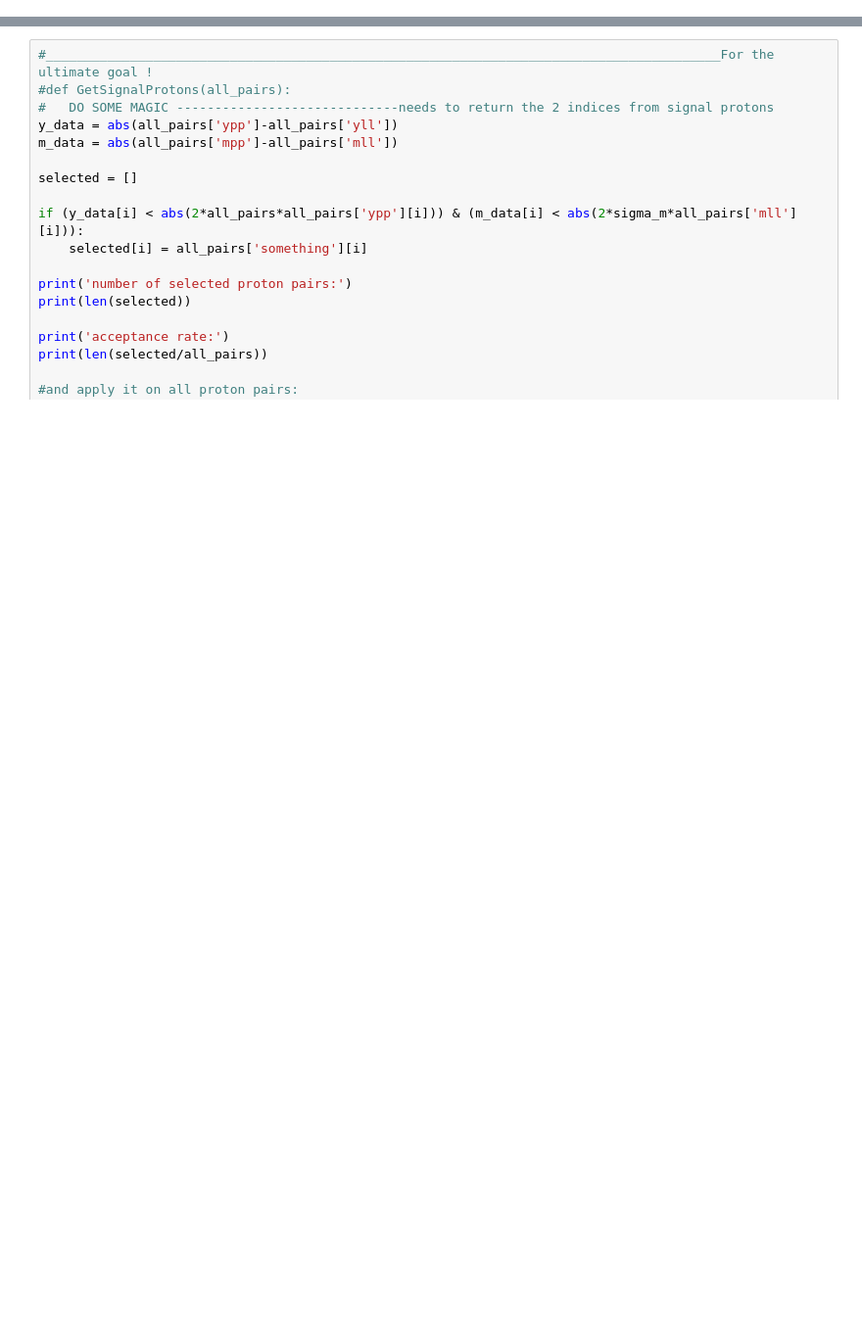
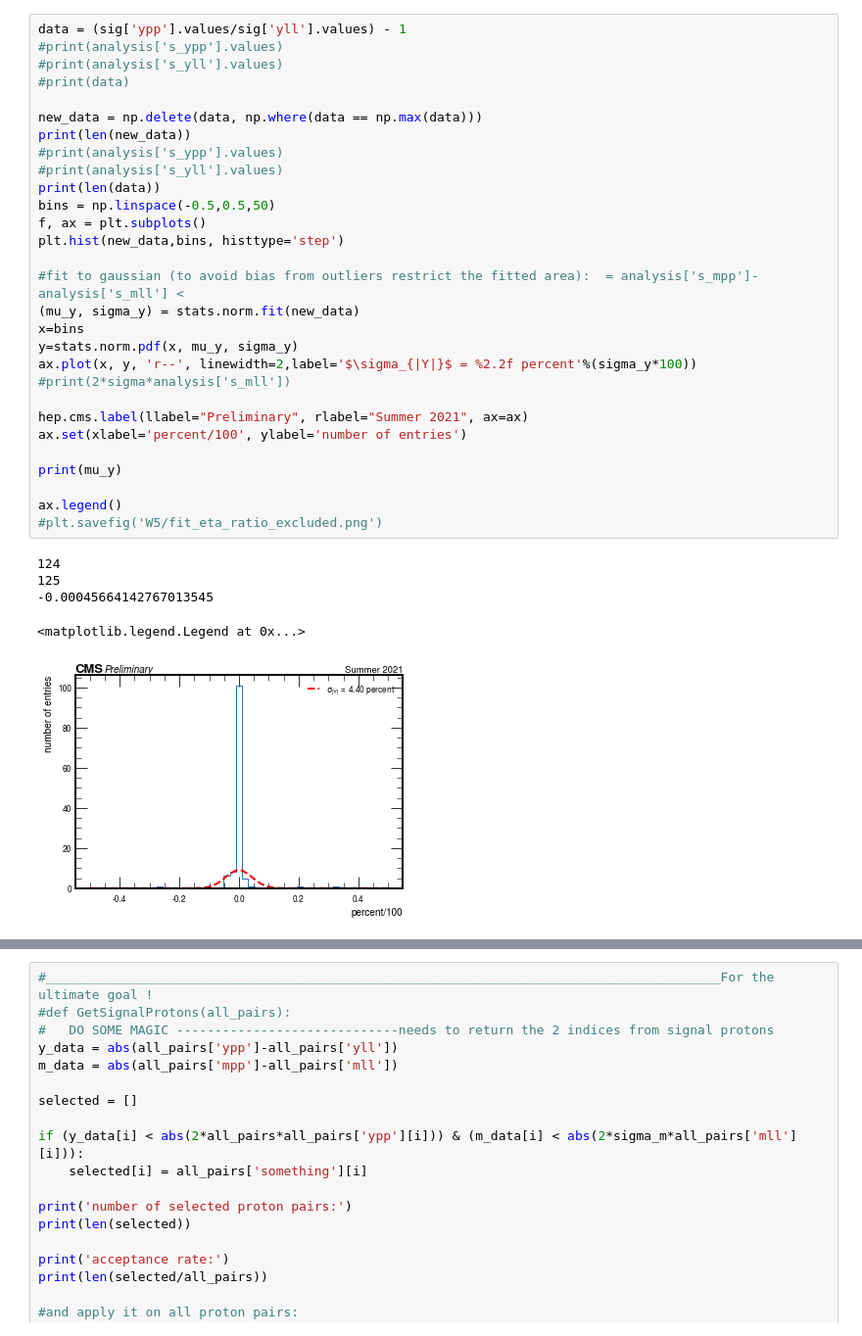
Before and after one commit to jloemker/SWAN, a Jupyter notebook: Analysis_Bg_Sig.ipynb, the cells around one changed output, grey strips where cells are left out. Shown at 98% size. Saved outputs shown, nothing was run; the diff lists cells and outputs as text; blank space fills up the shorter version.

```diff
--- a/Analysis_Bg_Sig.ipynb
+++ b/Analysis_Bg_Sig.ipynb
@@ -599,0 +170,35 @@ print(tp1)
+# %%
+data = (sig['ypp'].values/sig['yll'].values) - 1
+#print(analysis['s_ypp'].values)
+#print(analysis['s_yll'].values)
+#print(data)
+
+new_data = np.delete(data, np.where(data == np.max(data)))
+print(len(new_data))
+#print(analysis['s_ypp'].values)
+#print(analysis['s_yll'].values)
+print(len(data))
+bins = np.linspace(-0.5,0.5,50)
+f, ax = plt.subplots()
+plt.hist(new_data,bins, histtype='step')
+
+#fit to gaussian (to avoid bias from outliers restrict the fitted area):  = analysis['s_mpp']-analysis['s_mll'] <
+(mu_y, sigma_y) = stats.norm.fit(new_data)
+x=bins
+y=stats.norm.pdf(x, mu_y, sigma_y)
+ax.plot(x, y, 'r--', linewidth=2,label='$\sigma_{|Y|}$ = %2.2f percent'%(sigma_y*100))
+#print(2*sigma*analysis['s_mll'])
+
+hep.cms.label(llabel="Preliminary", rlabel="Summer 2021", ax=ax)
+ax.set(xlabel='percent/100', ylabel='number of entries')
+
+print(mu_y)
+
+ax.legend()
+#plt.savefig('W5/fit_eta_ratio_excluded.png')
+# %% [output]
+124
+125
+-0.00045664142767013545
+<matplotlib.legend.Legend at 0x...>
+[figure, added]
```
Also changed, not shown: parts of 49 cells of this notebook, 1 other file.
